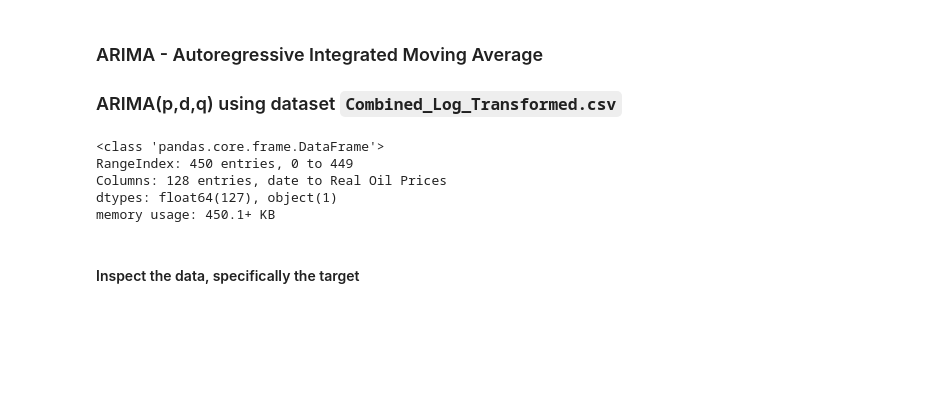
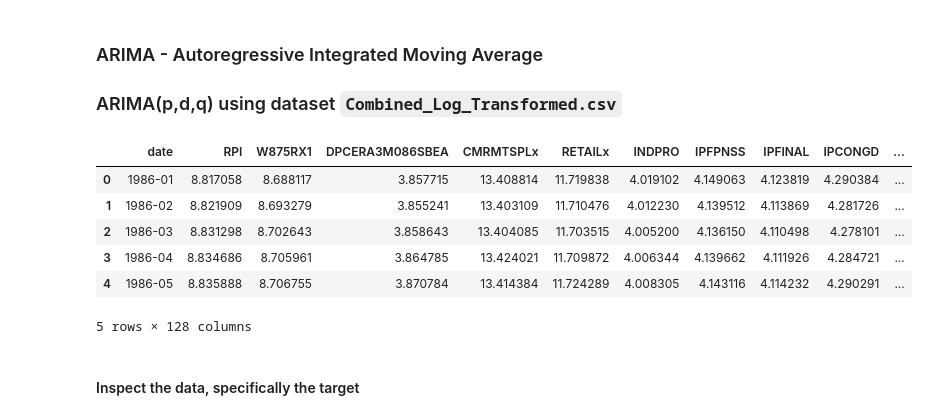
Before and after one commit to Hutto04/The-Oval-Table, a Jupyter notebook: Maria-Mills/Models/ARIMA/Cycle-2/Combined-Log-Transformed/arima-1.ipynb, the cells around one changed output. Cells and saved outputs as stored; diff of their text form; code cells hidden in the pictures; blank space fills up the shorter version.

```diff
--- a/Maria-Mills/Models/ARIMA/Cycle-2/Combined-Log-Transformed/arima-1.ipynb
+++ b/Maria-Mills/Models/ARIMA/Cycle-2/Combined-Log-Transformed/arima-1.ipynb
@@ -4,21 +4,23 @@
 # %%
 import pandas as pd
 import numpy as np
 import matplotlib.pyplot as plt
 from statsmodels.tsa.stattools import adfuller
 from statsmodels.tsa.arima.model import ARIMA
 from sklearn.metrics import mean_absolute_error, mean_squared_error, r2_score
 from pmdarima import auto_arima
 
 # Read and inspect the data
 df = pd.read_csv('../../../../Data/Creation/CSV/Combined_Log_Transformed.csv')
-df.info()
+df.head()
 # %% [output]
+|  | date | RPI | W875RX1 | DPCERA3M086SBEA | CMRMTSPLx | RETAILx | INDPRO | IPFPNSS | IPFINAL | IPCONGD | ... |
+| 0 | 1986-01 | 8.817058 | 8.688117 | 3.857715 | 13.408814 | 11.719838 | 4.019102 | 4.149063 | 4.123819 | 4.290384 | ... |
+| 1 | 1986-02 | 8.821909 | 8.693279 | 3.855241 | 13.403109 | 11.710476 | 4.012230 | 4.139512 | 4.113869 | 4.281726 | ... |
+| 2 | 1986-03 | 8.831298 | 8.702643 | 3.858643 | 13.404085 | 11.703515 | 4.005200 | 4.136150 | 4.110498 | 4.278101 | ... |
+| 3 | 1986-04 | 8.834686 | 8.705961 | 3.864785 | 13.424021 | 11.709872 | 4.006344 | 4.139662 | 4.111926 | 4.284721 | ... |
+| 4 | 1986-05 | 8.835888 | 8.706755 | 3.870784 | 13.414384 | 11.724289 | 4.008305 | 4.143116 | 4.114232 | 4.290291 | ... |
-<class 'pandas.core.frame.DataFrame'>
-RangeIndex: 450 entries, 0 to 449
-Columns: 128 entries, date to Real Oil Prices
-dtypes: float64(127), object(1)
-memory usage: 450.1+ KB
+5 rows × 128 columns
 # %% [markdown]
 #### Inspect the data, specifically the target
 # %%
```
Also changed, not shown: parts of 9 cells of this notebook, 21 other files.
